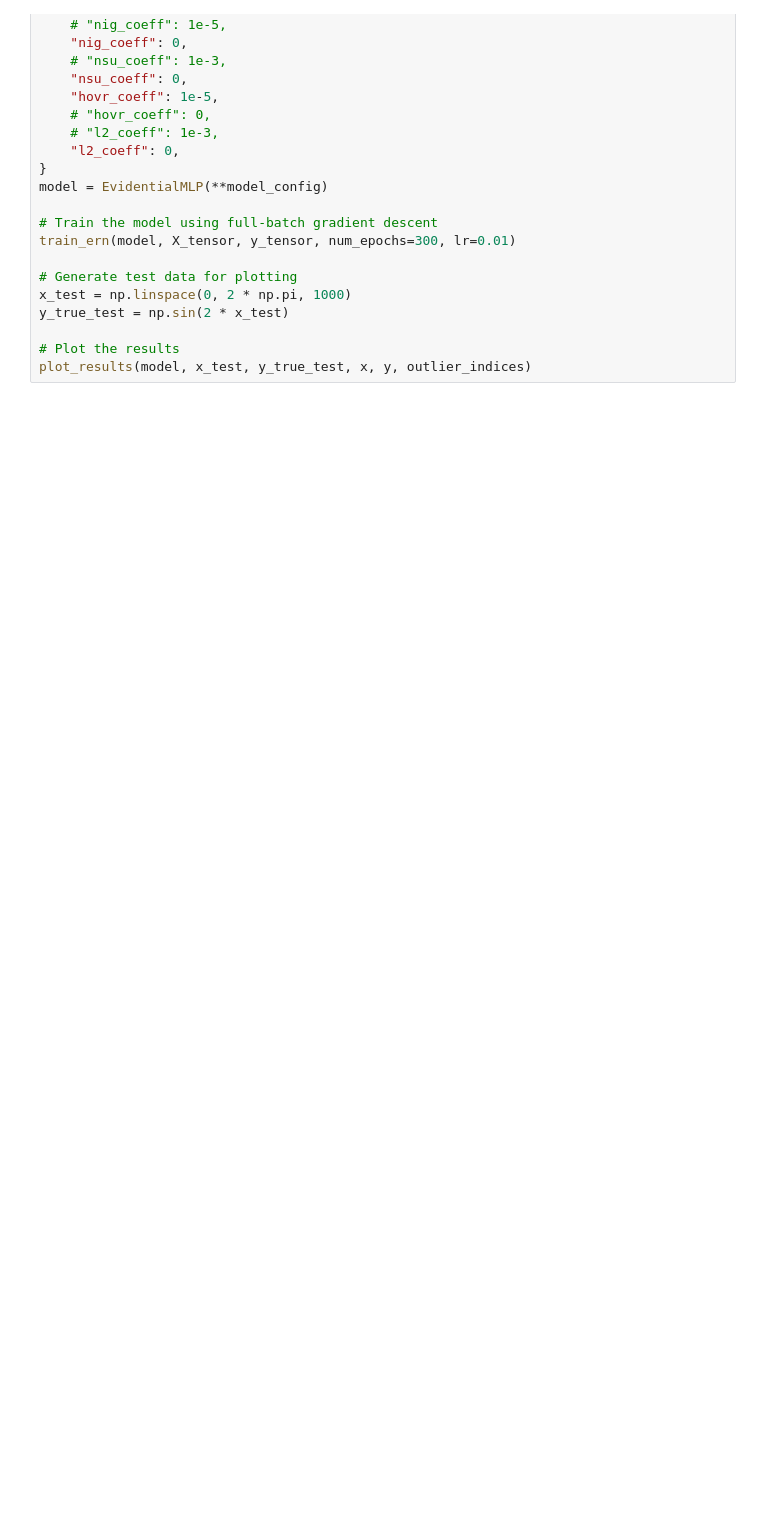
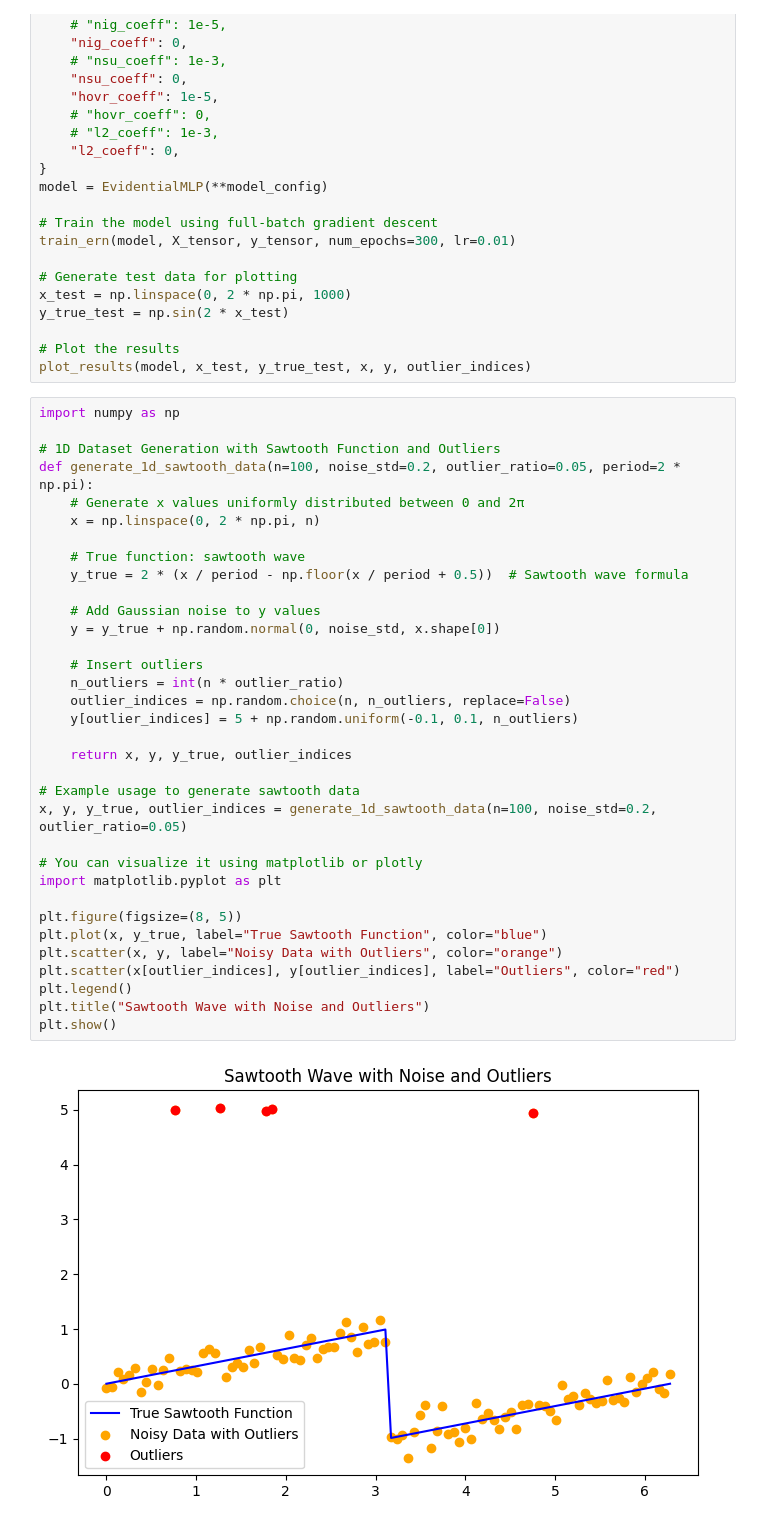
Before and after one commit to k-onoue/hovr-bo, a Jupyter notebook: notebooks/2024-10-18_.ipynb, the cells around one changed output. Saved outputs shown, nothing was run; the diff lists cells and outputs as text; blank space fills up the shorter version.

```diff
--- a/notebooks/2024-10-18_.ipynb
+++ b/notebooks/2024-10-18_.ipynb
@@ -402,3 +402,39 @@ y_true_test = np.sin(2 * x_test)
 
 # Plot the results
 plot_results(model, x_test, y_true_test, x, y, outlier_indices)
+# %%
+import numpy as np
+
+# 1D Dataset Generation with Sawtooth Function and Outliers
+def generate_1d_sawtooth_data(n=100, noise_std=0.2, outlier_ratio=0.05, period=2 * np.pi):
+    # Generate x values uniformly distributed between 0 and 2π
+    x = np.linspace(0, 2 * np.pi, n)
+
+    # True function: sawtooth wave
+    y_true = 2 * (x / period - np.floor(x / period + 0.5))  # Sawtooth wave formula
+
+    # Add Gaussian noise to y values
+    y = y_true + np.random.normal(0, noise_std, x.shape[0])
+
+    # Insert outliers
+    n_outliers = int(n * outlier_ratio)
+    outlier_indices = np.random.choice(n, n_outliers, replace=False)
+    y[outlier_indices] = 5 + np.random.uniform(-0.1, 0.1, n_outliers)
+
+    return x, y, y_true, outlier_indices
+
+# Example usage to generate sawtooth data
+x, y, y_true, outlier_indices = generate_1d_sawtooth_data(n=100, noise_std=0.2, outlier_ratio=0.05)
+
+# You can visualize it using matplotlib or plotly
+import matplotlib.pyplot as plt
+
+plt.figure(figsize=(8, 5))
+plt.plot(x, y_true, label="True Sawtooth Function", color="blue")
+plt.scatter(x, y, label="Noisy Data with Outliers", color="orange")
+plt.scatter(x[outlier_indices], y[outlier_indices], label="Outliers", color="red")
+plt.legend()
+plt.title("Sawtooth Wave with Noise and Outliers")
+plt.show()
+# %% [output]
+[figure, added]
```
Also changed, not shown: parts of 3 cells of this notebook.
